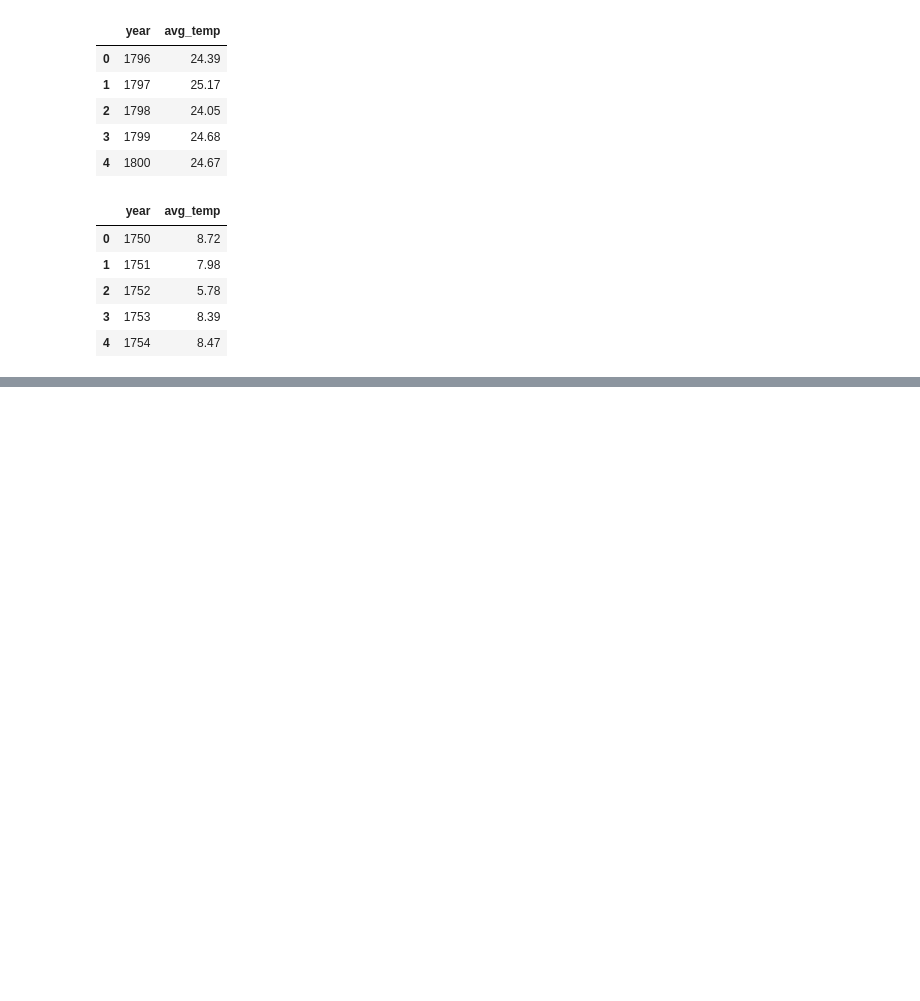
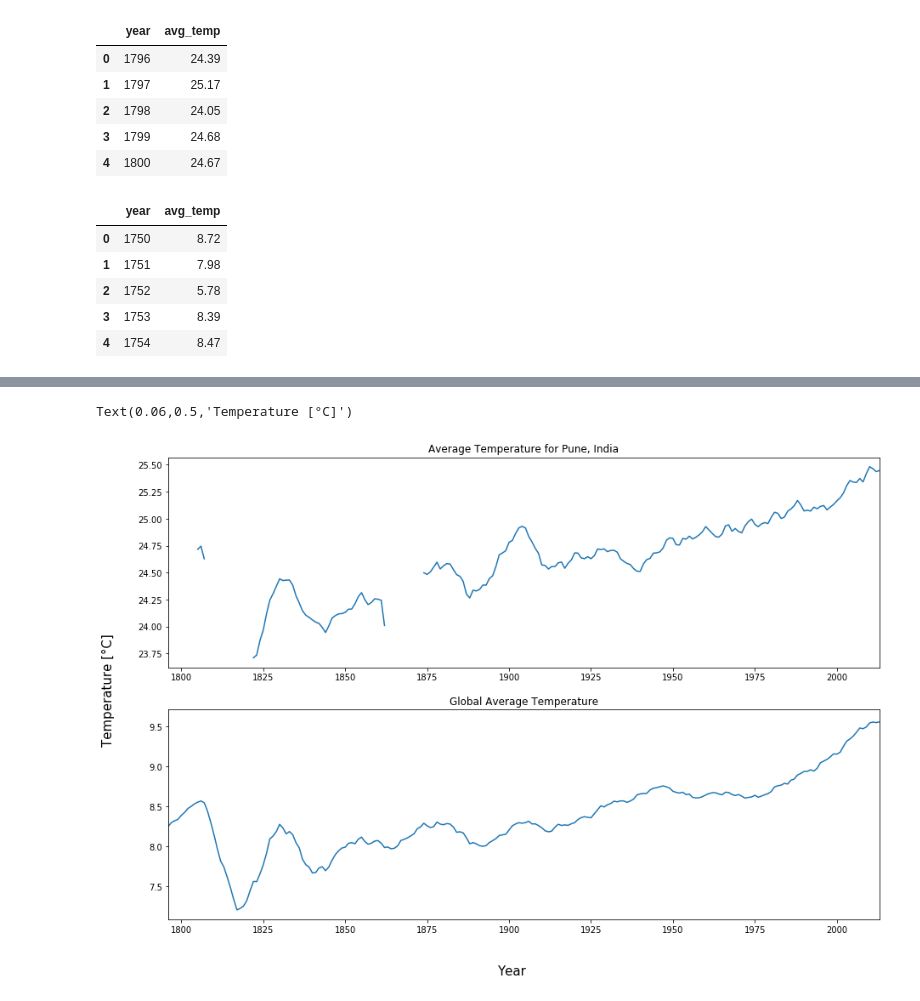
Before and after one commit to ParthThakur/Exploring-Weather-Trends, a Jupyter notebook: Explore Weather Trends.ipynb, the cells around one changed output, grey strips where cells are left out. Drawn from its saved outputs; the diff is of its cells as text; code cells hidden in the pictures; blank space fills up the shorter version.

Commit message:
add visualization

```diff
--- a/Explore Weather Trends.ipynb
+++ b/Explore Weather Trends.ipynb
@@ -42,0 +70,18 @@ pune_weather.head(10)
+# %%
+fig = plt.figure(figsize=(15,10))
+
+plt.subplot(2,1,1)
+plt.xlim(1796, 2013)
+plt.title("Average Temperature for Pune, India")
+plt.plot(pune_weather.year, pune_weather.moving_average)
+
+plt.subplot(2,1,2)
+plt.xlim(1796, 2013)
+plt.title("Global Average Temperature")
+plt.plot(global_weather.year, global_weather.moving_average)
+
+fig.text(0.5, 0.04, 'Year', ha='center', va='center', fontdict=font_dict)
+fig.text(0.06, 0.5, "Temperature [\U000000B0C]", ha='center', va='center', rotation='vertical', fontdict=font_dict)
+# %% [output]
+Text(0.06,0.5,'Temperature [°C]')
+[figure, added]
```
Also changed, not shown: parts of 5 cells of this notebook.
